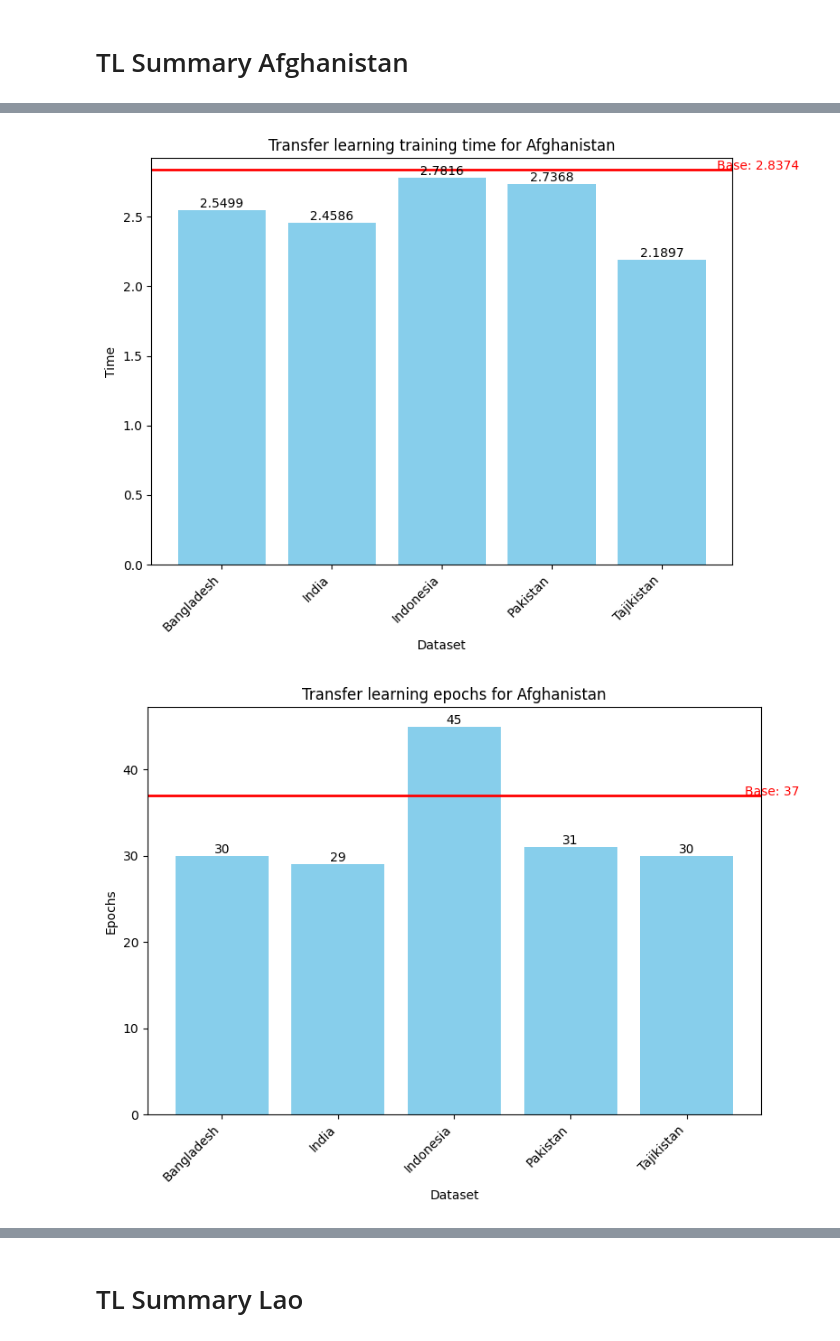
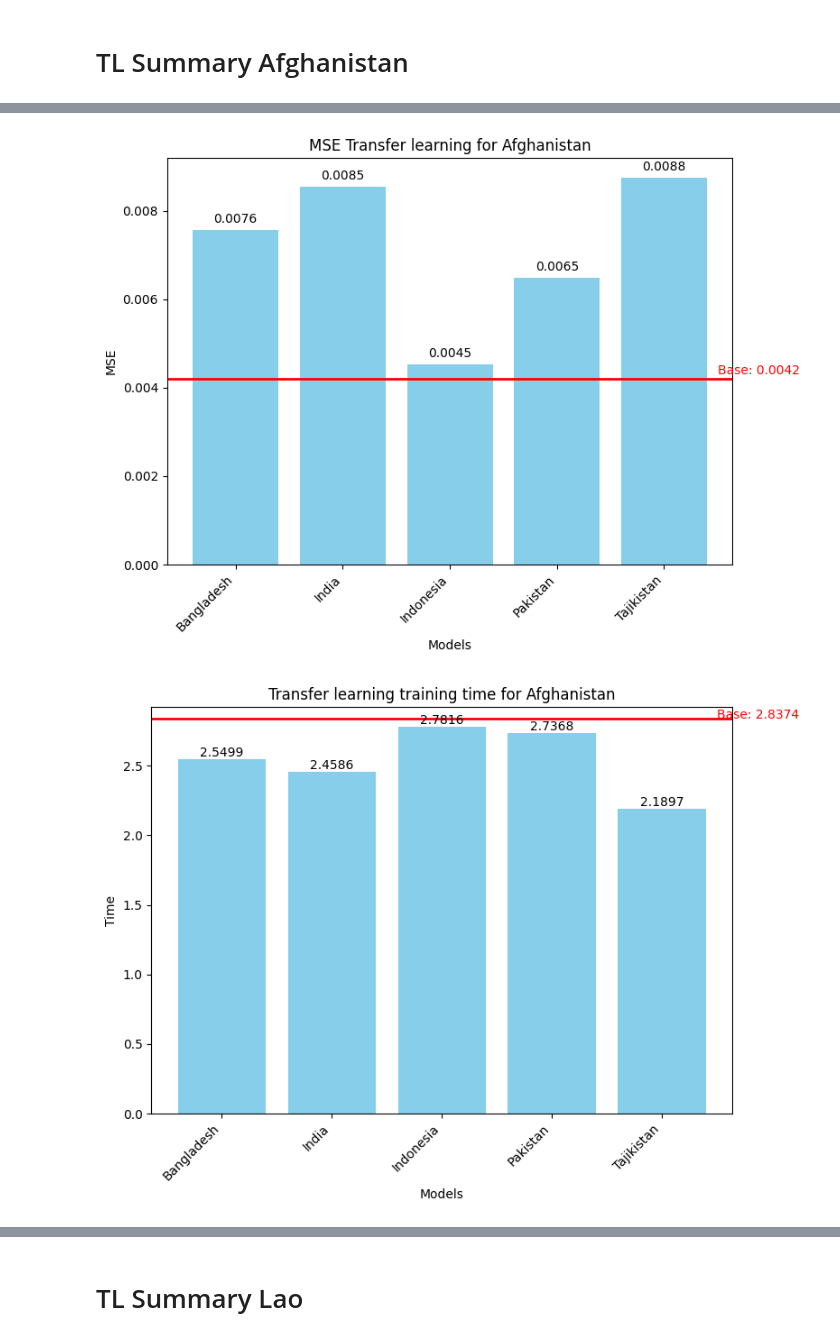
Before and after one commit to JanaJankovic/transfer-learning, a Jupyter notebook: src/model.ipynb, the cells around one changed output, grey strips where cells are left out. Saved outputs shown, nothing was run; the diff lists cells and outputs as text; code cells hidden in the pictures.

```diff
--- a/src/model.ipynb
+++ b/src/model.ipynb
@@ -75,33 +73,44 @@ vis.plot_evaluations(
 # %%
 result = tls.get_result(c.get_small_model_results(), 'Afghanistan', commodity)
 vis.plot_bar_from_array(
     tls.get_tl_metrics("mae", c.get_tl_model_results(), "Afghanistan"),
     large_datasets,
     "MAE Transfer learning for Afghanistan",
-    "Dataset",
+    "Models",
     "MAE",
     round(result["evaluation"]["mae"], 4),
+)
+
+
+result = tls.get_result(c.get_small_model_results(), "Afghanistan", commodity)
+vis.plot_bar_from_array(
+    tls.get_tl_metrics("mse", c.get_tl_model_results(), "Afghanistan"),
+    large_datasets,
+    "MSE Transfer learning for Afghanistan",
+    "Models",
+    "MSE",
+    round(result["evaluation"]["mse"], 4),
 )
 
 
 vis.plot_bar_from_array(
     tls.get_tl_metrics("elapsed_time", c.get_tl_model_results(), "Afghanistan"),
     large_datasets,
     "Transfer learning training time for Afghanistan",
-    "Dataset",
+    "Models",
     "Time",
     round(result["evaluation"]["elapsed_time"], 4),
 )
 
 vis.plot_bar_from_array(
     tls.get_tl_metrics("epochs", c.get_tl_model_results(), "Afghanistan"),
     large_datasets,
     "Transfer learning epochs for Afghanistan",
-    "Dataset",
+    "Models",
     "Epochs",
     round(result["evaluation"]["epochs"], 4),
 )
 # %% [output]
 [figure]
-[figure, old version]
+[figure, new version]
-[figure, old version]
+[figure, new version]
```
Also changed, not shown: parts of 3 cells of this notebook, 19 other files.
